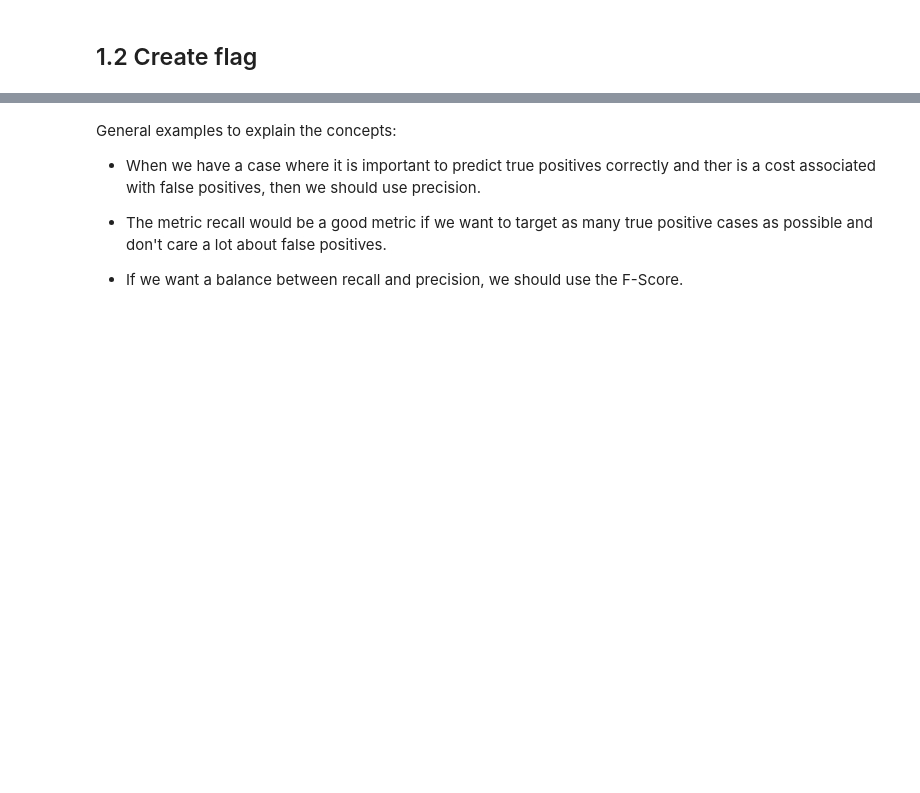
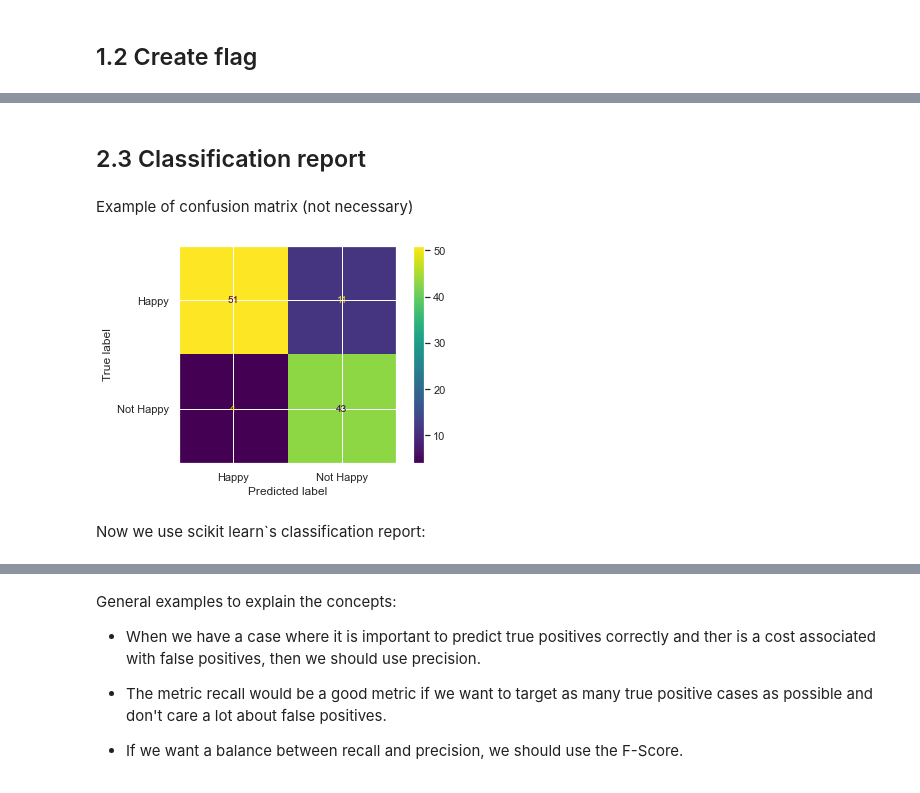
Before and after one commit to kirenz/classification, a Jupyter notebook: _build/jupyter_execute/docs/logistic-whr.ipynb, the cells around one changed output, grey strips where cells are left out. Saved outputs shown, nothing was run; the diff lists cells and outputs as text; code cells hidden in the pictures; blank space fills up the shorter version.

```diff
--- a/_build/jupyter_execute/docs/logistic-whr.ipynb
+++ b/_build/jupyter_execute/docs/logistic-whr.ipynb
@@ -238,6 +280,6 @@ Note that Statsmodels decoded the dependent variable as Happy "No" and Happy "Ye
 # %%
 # Define and fit logistic regression model
-model_2 = smf.glm(formula = 'Happy ~ Economy + Family' , data=df, family=sm.families.Binomial()).fit()
+model_2 = smf.glm(formula = 'Happy ~ Health + Family' , data=df_train, family=sm.families.Binomial()).fit()
 # %%
 print(model_2.summary())
 # %% [output]
@@ -264,3 +306,3 @@ Family        -8.0976      1.922     -4.212      0.000     -11.865      -4.330
 # %%
 # Predict and join probabilty to original dataframe
-df['Probability_no'] = model_2.predict()
+df_train['y_score'] = model_2.predict()
@@ -383,0 +325,7 @@ F1 Score:  0.8344
+# %%
+# Use thresholds to discretize Probability
+df_train['thresh_04'] = np.where(df_train['y_score'] > 0.4, 1, 0)
+df_train['thresh_05'] = np.where(df_train['y_score'] > 0.5, 1, 0)
+df_train['thresh_07'] = np.where(df_train['y_score'] > 0.7, 1, 0)
+
+df_train
@@ -383,0 +346,15 @@ F1 Score:  0.8344
+# %% [markdown]
+## 2.3 Classification report
+# %% [markdown]
+Example of confusion matrix (not necessary)
+# %%
+from sklearn.metrics import confusion_matrix, ConfusionMatrixDisplay
+
+cm = confusion_matrix(df_train['Happy'], df_train['thresh_04'])
+disp = ConfusionMatrixDisplay(confusion_matrix=cm, display_labels=['Happy', 'Not Happy'])
+
+disp.plot();
+# %% [output]
+[figure, added]
+# %% [markdown]
+Now we use scikit learn`s classification report:
```
Also changed, not shown: parts of 65 cells of this notebook, 40 other files.
